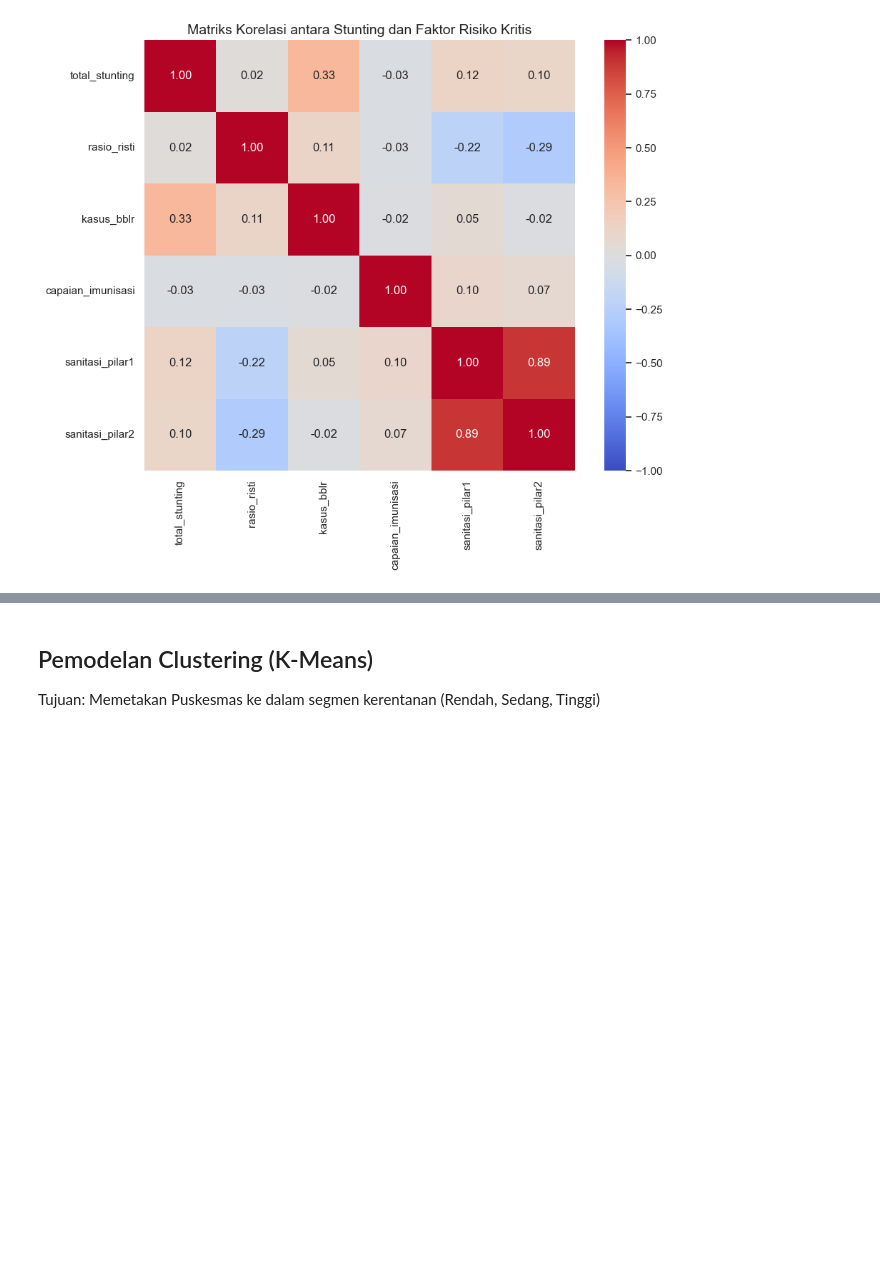
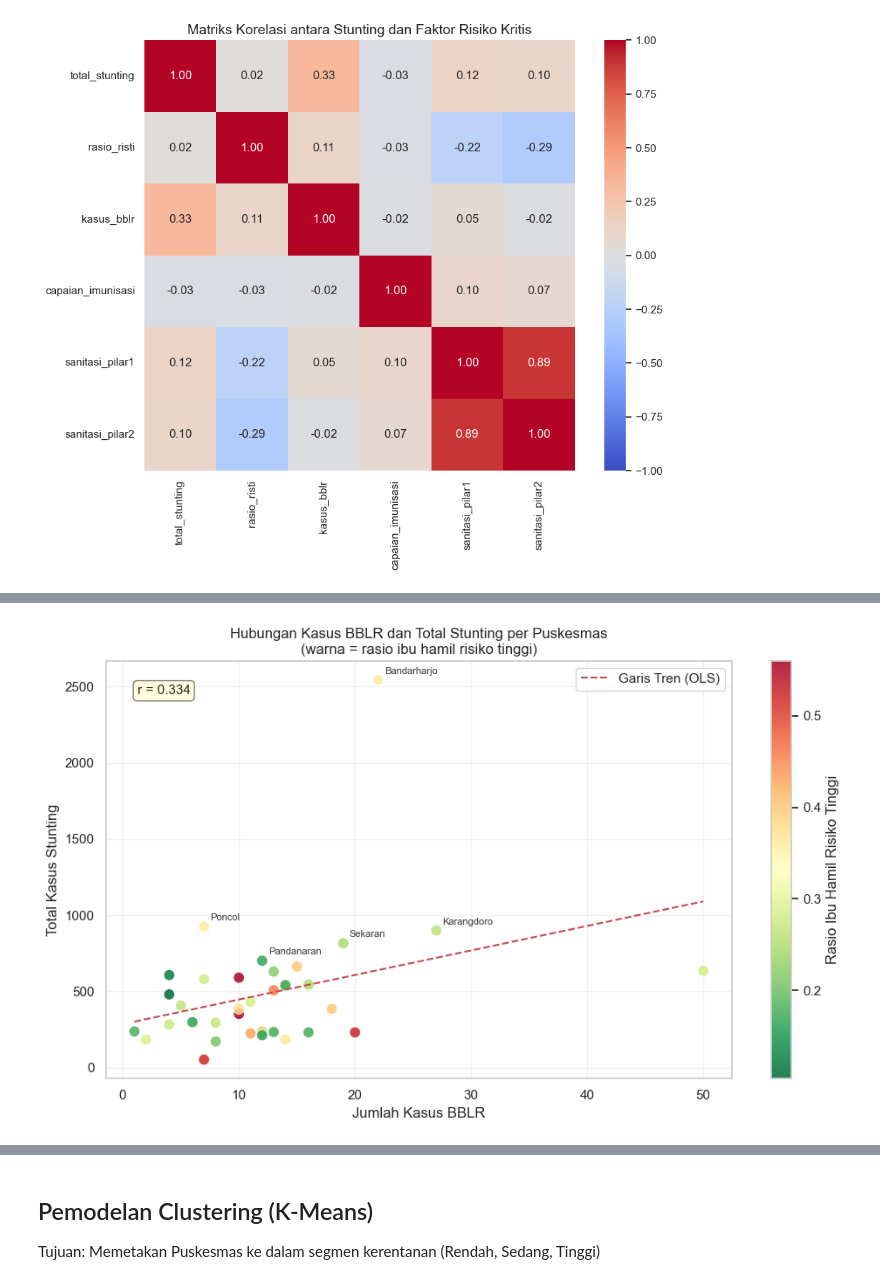
Before and after one commit to Amudixp/II4013_Tugas-Besar-G10, a Jupyter notebook: pipeline/05_eda_and_modeling.ipynb, the cells around one changed output, grey strips where cells are left out. Drawn from its saved outputs; the diff is of its cells as text; code cells hidden in the pictures; blank space fills up the shorter version.

```diff
--- a/pipeline/05_eda_and_modeling.ipynb
+++ b/pipeline/05_eda_and_modeling.ipynb
@@ -75,0 +113,28 @@ Passing `palette` without assigning `hue` is deprecated and will be removed in v
+# %%
+# Hubungan BBLR vs Stunting
+df_bblr = df_yearly.dropna(subset=['kasus_bblr', 'total_stunting', 'rasio_risti']).copy()
+
+fig, ax = plt.subplots(figsize=(10, 6))
+scatter = ax.scatter(df_bblr['kasus_bblr'], df_bblr['total_stunting'],
+                     c=df_bblr['rasio_risti'], cmap='RdYlGn_r',
+                     s=80, alpha=0.85, edgecolors='white', linewidth=0.5)
+z = np.polyfit(df_bblr['kasus_bblr'], df_bblr['total_stunting'], 1)
+x_line = np.linspace(df_bblr['kasus_bblr'].min(), df_bblr['kasus_bblr'].max(), 100)
+ax.plot(x_line, np.poly1d(z)(x_line), 'r--', linewidth=1.5, label='Garis Tren (OLS)')
+for _, row in df_bblr.nlargest(5, 'total_stunting').iterrows():
+    ax.annotate(row['puskesmas'].title(), (row['kasus_bblr'], row['total_stunting']),
+                textcoords="offset points", xytext=(5, 5), fontsize=8, color='#333')
+plt.colorbar(scatter, ax=ax, label='Rasio Ibu Hamil Risiko Tinggi')
+ax.set_xlabel('Jumlah Kasus BBLR')
+ax.set_ylabel('Total Kasus Stunting')
+ax.set_title('Hubungan Kasus BBLR dan Total Stunting per Puskesmas\n(warna = rasio ibu hamil risiko tinggi)', fontsize=12)
+ax.legend()
+ax.grid(alpha=0.25)
+corr_bblr = df_bblr['kasus_bblr'].corr(df_bblr['total_stunting'])
+ax.text(0.05, 0.92, f'r = {corr_bblr:.3f}', transform=ax.transAxes, fontsize=11,
+        bbox=dict(boxstyle='round,pad=0.3', facecolor='lightyellow', edgecolor='gray'))
+plt.tight_layout()
+plt.savefig('../docs/bblr_vs_stunting.png', dpi=150, bbox_inches='tight')
+plt.show()
+# %% [output]
+[figure, added]
```
Also changed, not shown: parts of 4 cells of this notebook, 8 other files.
